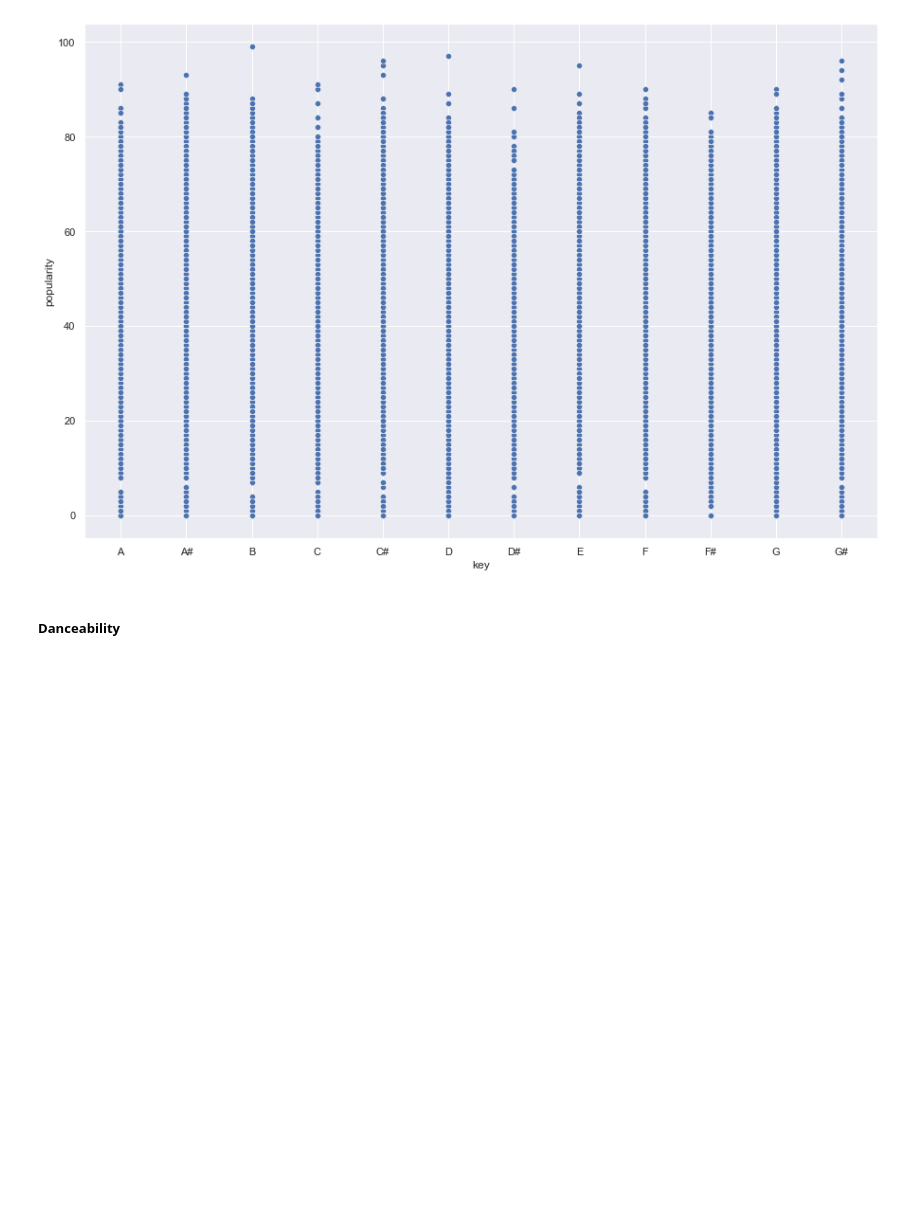
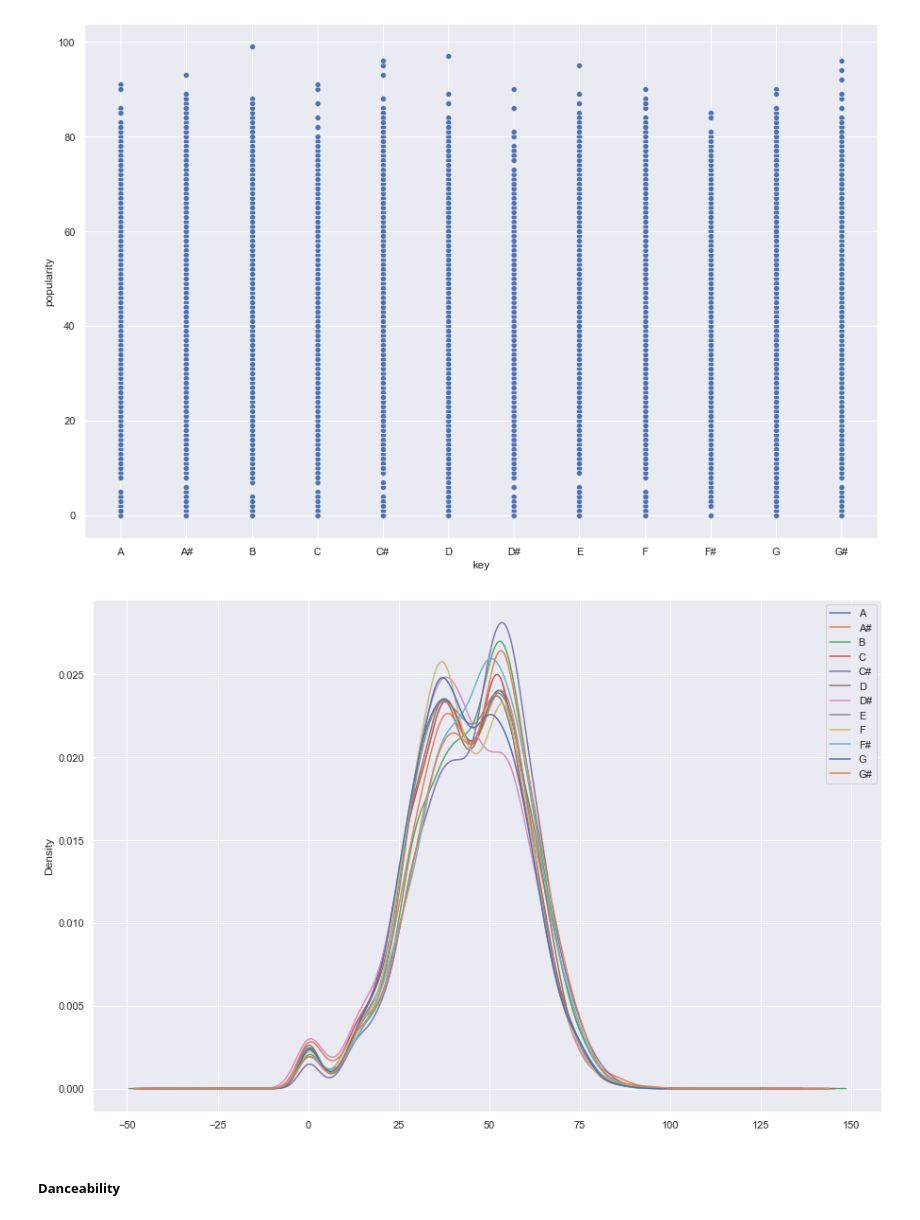
Before and after one commit to dynamoRando/music_genre, a Jupyter notebook: music.ipynb, the cells around one changed output. Drawn from its saved outputs; the diff is of its cells as text; code cells hidden in the pictures; blank space fills up the shorter version.

```diff
--- a/music.ipynb
+++ b/music.ipynb
@@ -28,6 +29,7 @@ import numpy as np
 
 # read csv
 data = pd.read_csv('music_genre.csv')
+plot_data = data.sort_values(by='key')
 
 # create an in-memory sqlite database and save the data frame to it
 # used to using sql, although we can use sql against dataframes as well
@@ -176,6 +180,13 @@ sns.scatterplot(x=plot_data['key'], y = plot_data['popularity'], data=plot_data)
 # %% [output]
 <AxesSubplot:xlabel='key', ylabel='popularity'>
 [figure]
+# %%
+plot_data.groupby('key')['popularity'].plot.kde()
+plt.legend()
+#plt.xlim([0,1])
+plt.show()
+# %% [output]
+[figure, added]
 # %% [markdown]
 ##### Danceability
 # %%
```
Also changed, not shown: parts of 3 cells of this notebook.
